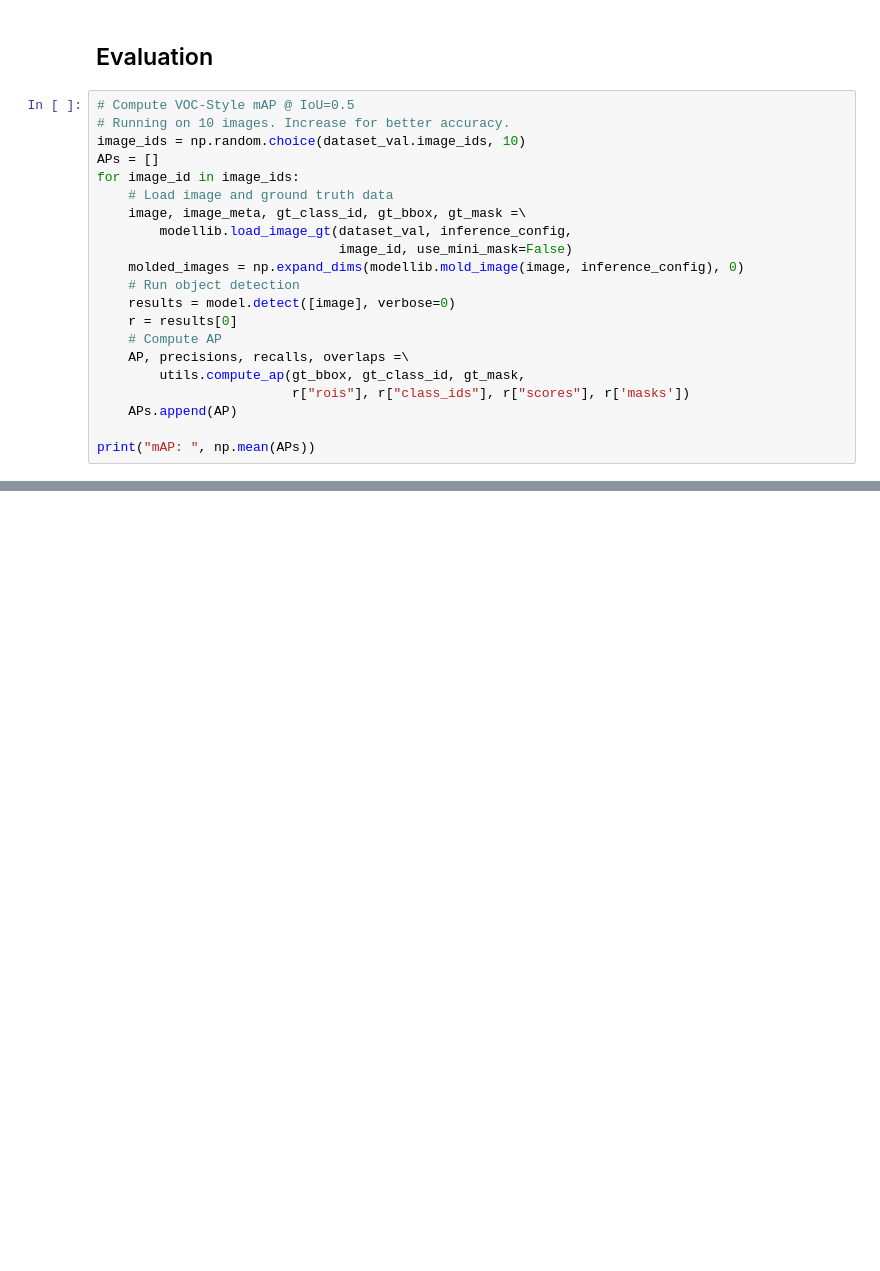
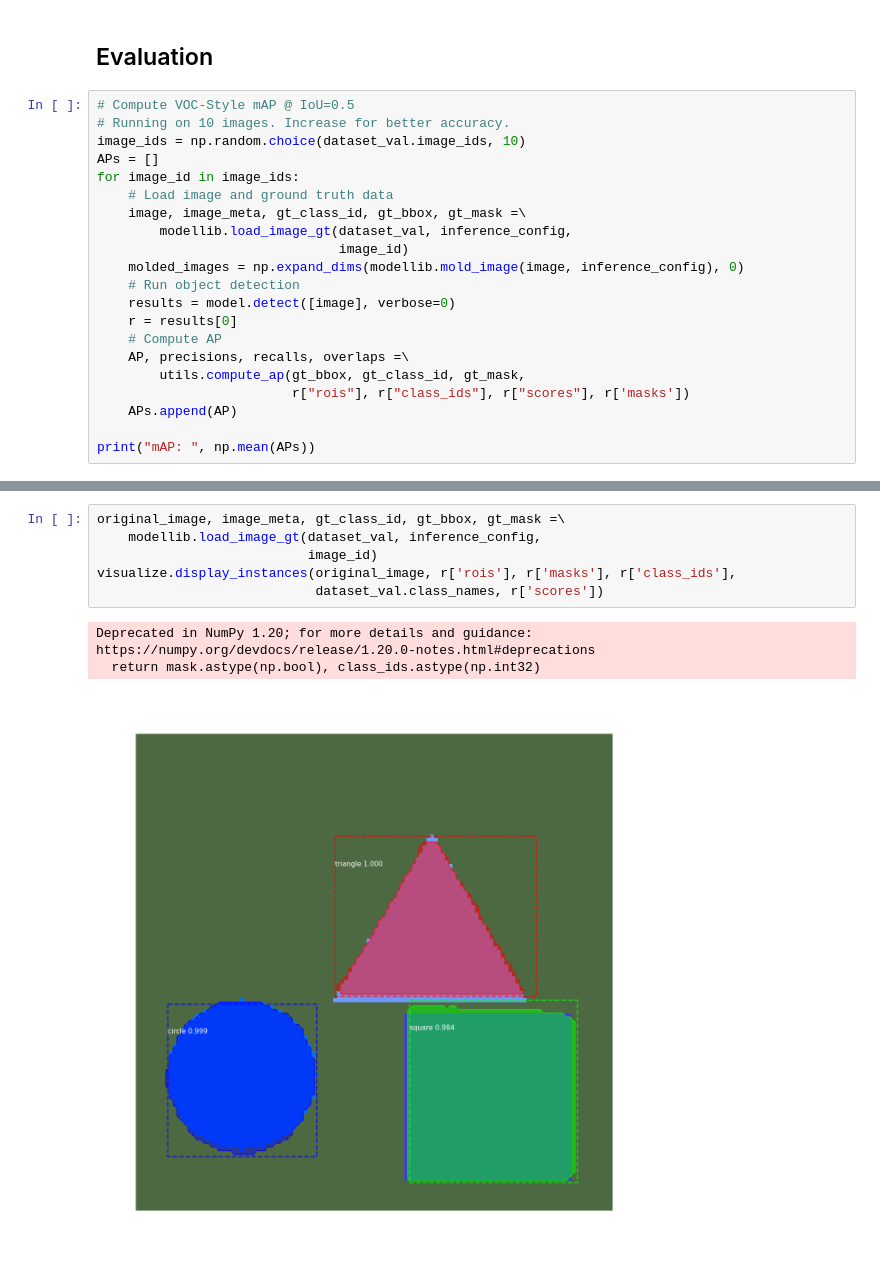
Before and after one commit to ruochee723/Mask-RCNN_TF2.14.0, a Jupyter notebook: samples/shapes/train_shapes.ipynb, the cells around one changed output, grey strips where cells are left out. Cells and saved outputs as stored; diff of their text form; blank space fills up the shorter version.

```diff
--- a/samples/shapes/train_shapes.ipynb
+++ b/samples/shapes/train_shapes.ipynb
@@ -439,7 +605,7 @@ for image_id in image_ids:
     # Load image and ground truth data
     image, image_meta, gt_class_id, gt_bbox, gt_mask =\
         modellib.load_image_gt(dataset_val, inference_config,
-                               image_id, use_mini_mask=False)
+                               image_id)
     molded_images = np.expand_dims(modellib.mold_image(image, inference_config), 0)
     # Run object detection
     results = model.detect([image], verbose=0)
@@ -455,0 +671,10 @@ mAP:  0.95
+# %%
+original_image, image_meta, gt_class_id, gt_bbox, gt_mask =\
+    modellib.load_image_gt(dataset_val, inference_config,
+                           image_id)
+visualize.display_instances(original_image, r['rois'], r['masks'], r['class_ids'],
+                            dataset_val.class_names, r['scores'])
+# %% [output]
+Deprecated in NumPy 1.20; for more details and guidance: https://numpy.org/devdocs/release/1.20.0-notes.html#deprecations
+  return mask.astype(np.bool), class_ids.astype(np.int32)
+[figure, added]
```
Also changed, not shown: parts of 11 cells of this notebook, 1 other file.
